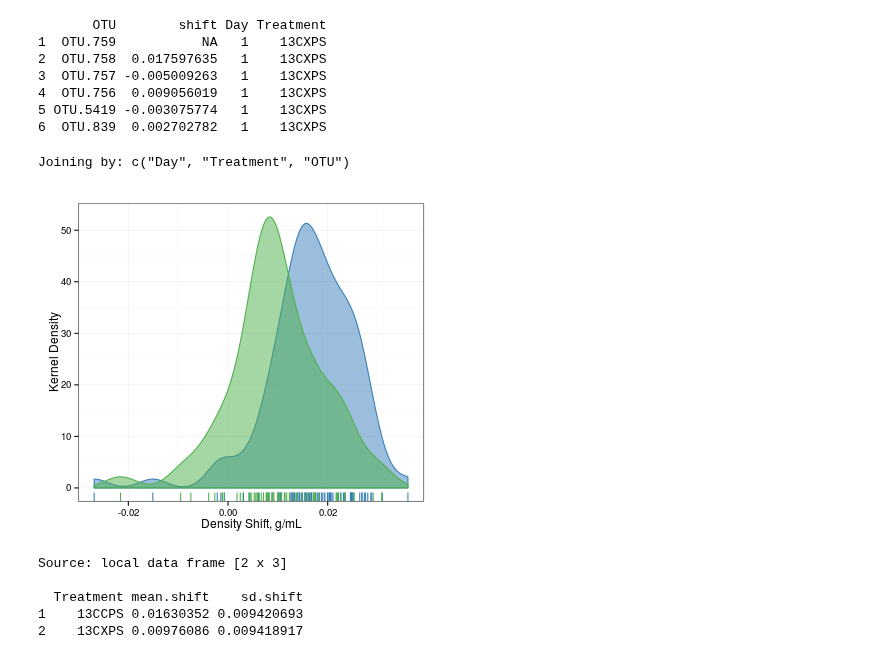
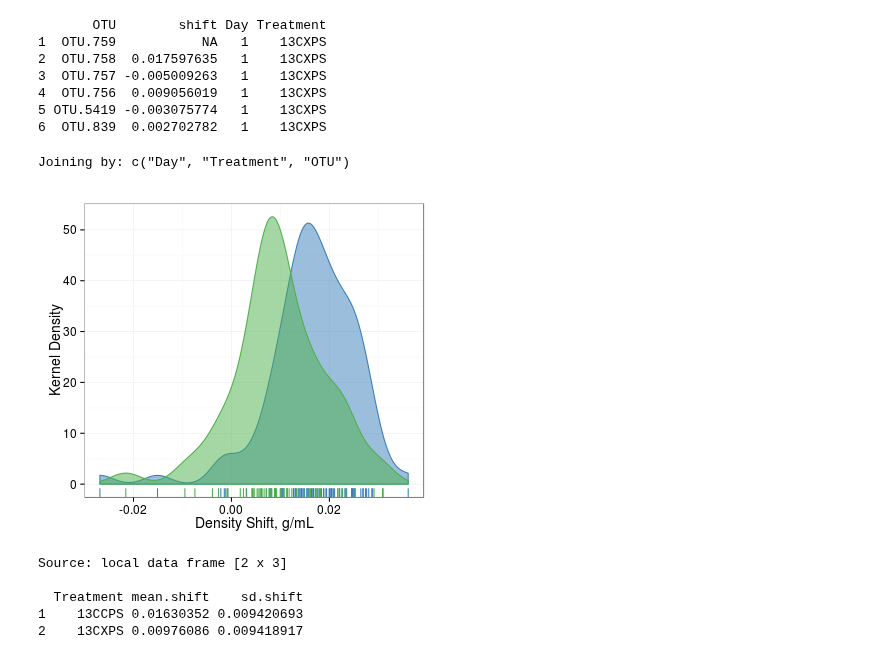
Before and after one commit to chuckpr/CSIP_succession_data_analysis, a Jupyter notebook: figures_and_stats/responder_info.ipynb, the cells around one changed output. Saved outputs shown, nothing was run; the diff lists cells and outputs as text; code cells hidden in the pictures.

```diff
--- a/figures_and_stats/responder_info.ipynb
+++ b/figures_and_stats/responder_info.ipynb
@@ -117,7 +104,7 @@ Joining by: "OTU"
 Joining by: "OTU"
 # %%
 %%R -w 600 -h 350
-getPalette = colorRampPalette(brewer.pal(5, "Set1"))
+getPalette = colorRampPalette(brewer.pal(5, "Dark2"))
 
 p = ggplot(mdf.byday.ranked, aes(x = Rank, y = mean_day_abundance, color = factor(Day)))
 
@@ -139,6 +126,9 @@ p = p + scale_color_manual(values=getPalette(5))
 
 p = p + theme_bw()
 
+p = p + theme(axis.text = element_text(size = 12),
+              axis.title = element_text(size = 14))
+
 p = p + labs(x = "Day 1 Rank", y = "Relative Abundance", color = "Day")
 
 p.rabund = p
@@ -231,29 +225,32 @@ head(df.shifts)
 # %%
 %%R -w 400 -h 350
 df.l2fc.wShifts = left_join(df.l2fc, df.shifts)
 
 df.plot = subset(df.l2fc.wShifts, padj <= FDR)
 
 colours = c("#377eb8", "#4daf4a")
 
 p = ggplot(df.plot, aes(x = as.numeric(as.character(shift))))
 
 p = p + geom_density(aes(color = Treatment, fill = Treatment), alpha = 0.50)
 p = p + geom_rug(aes(color = Treatment))
 p = p + scale_color_manual(values=colours)
 p = p + scale_fill_manual(values=colours)
 p = p + labs(y = "Kernel Density", x = "Density Shift, g/mL")
 
 p = p + guides(color = FALSE, fill = FALSE)
 
 p = p + theme_bw()
 
+p = p + theme(axis.text = element_text(size = 12),
+              axis.title = element_text(size = 14))
+
 p.shift = p
 
 p
 # %% [output]
 Joining by: c("Day", "Treatment", "OTU")
-[figure, old version]
+[figure, new version]
 # %%
 %%R
 FDR = 0.10
```
Also changed, not shown: parts of 15 cells of this notebook, 2 other files.
